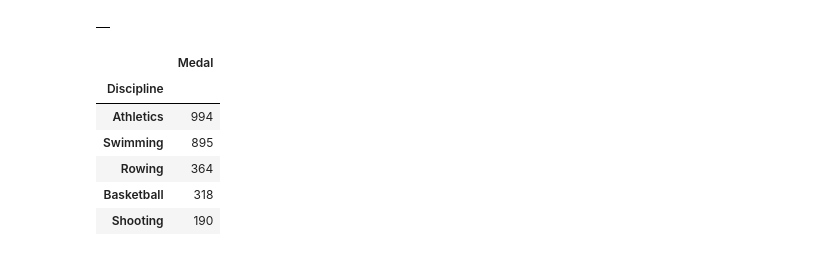
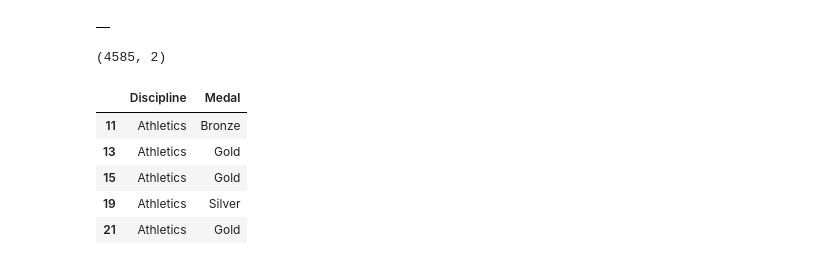
Before and after one commit to mcerow/summer_olympics, a Jupyter notebook: Summer_Olympics.ipynb, the cells around one changed output. Drawn from its saved outputs; the diff is of its cells as text; code cells hidden in the pictures.

Commit message:
prepping dataframes to combine for gender comparison

```diff
--- a/Summer_Olympics.ipynb
+++ b/Summer_Olympics.ipynb
@@ -313,13 +313,14 @@ medal_count_comparison
 # %% [output]
 |  |
 # %%
-medal_count_comparison = us_data[['Discipline', 'Medal']].groupby('Discipline').count().sort_values('Medal', ascending = False)
+medal_count_comparison = us_data[['Discipline', 'Medal']]
+print(medal_count_comparison.shape)
 medal_count_comparison.head()
 # %% [output]
+(4585, 2)
-|  | Medal |
-| Discipline |  |
-| Athletics | 994 |
-| Swimming | 895 |
-| Rowing | 364 |
-| Basketball | 318 |
-| Shooting | 190 |
+|  | Discipline | Medal |
+| 11 | Athletics | Bronze |
+| 13 | Athletics | Gold |
+| 15 | Athletics | Gold |
+| 19 | Athletics | Silver |
+| 21 | Athletics | Gold |
```
Also changed, not shown: parts of 2 cells of this notebook.
